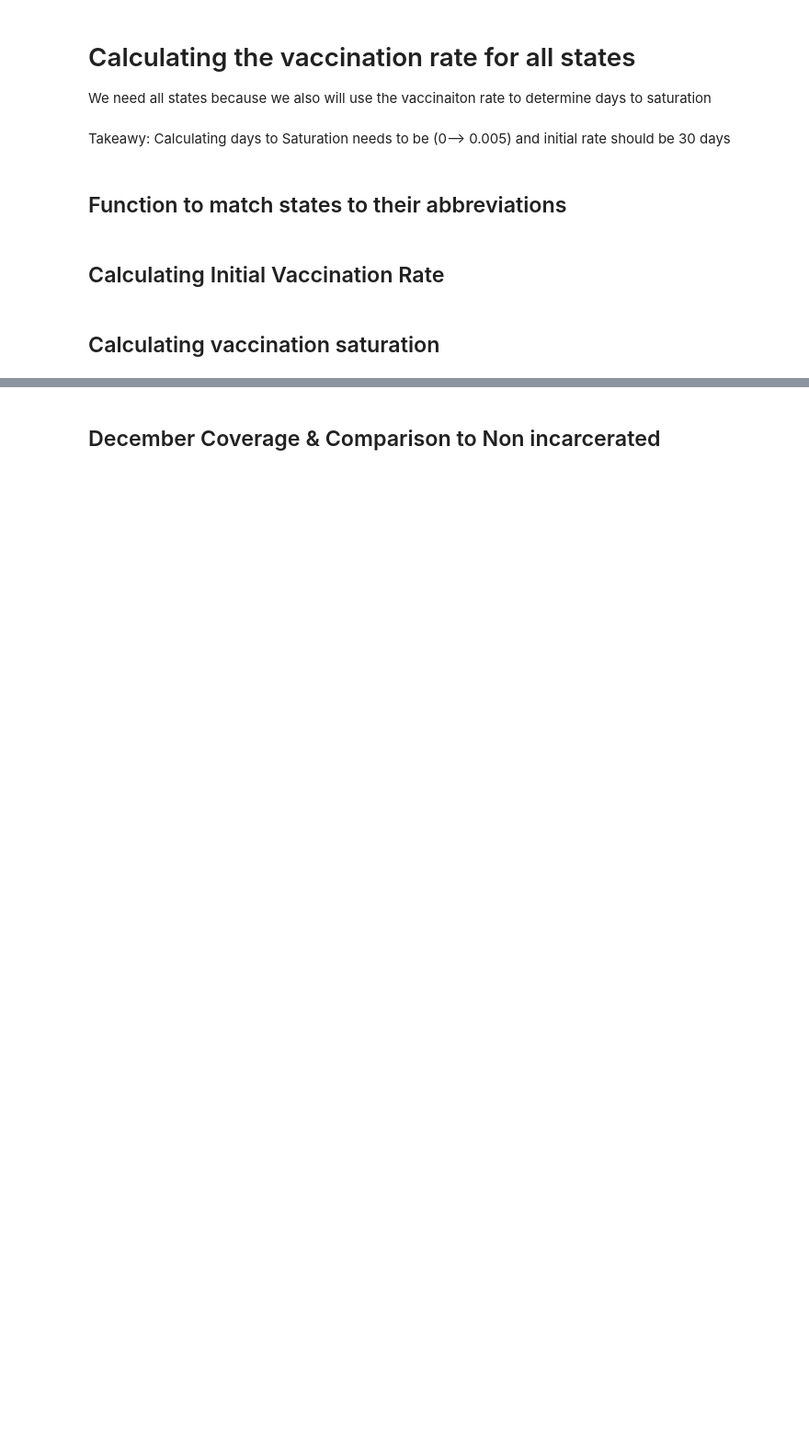
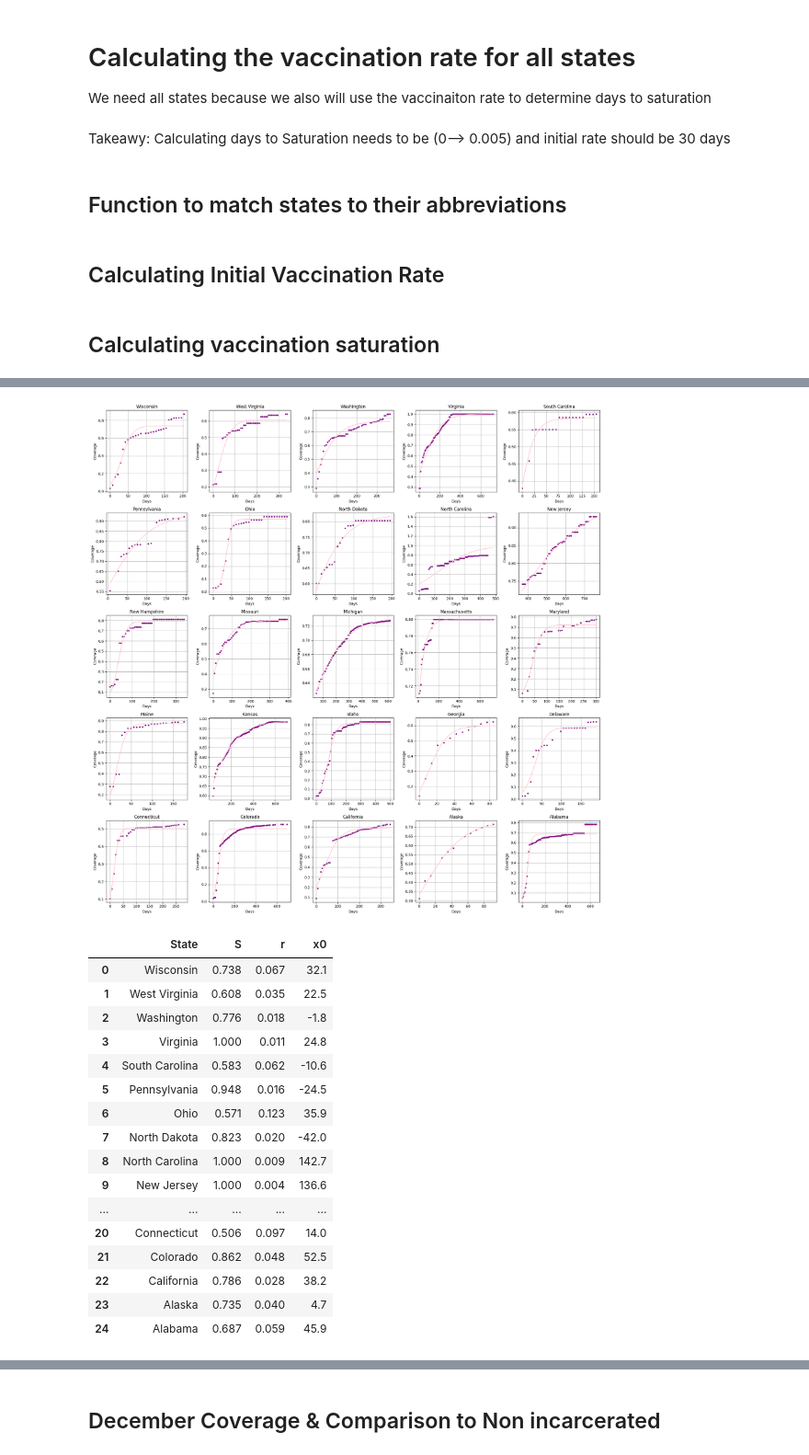
Before and after one commit to bansallab/incarcerated_vacc, a Jupyter notebook: covariate_data_cleaning.ipynb, the cells around one changed output, grey strips where cells are left out. Shown at 92% size. Drawn from its saved outputs; the diff is of its cells as text; code cells hidden in the pictures; blank space fills up the shorter version.

```diff
--- a/covariate_data_cleaning.ipynb
+++ b/covariate_data_cleaning.ipynb
@@ -219,0 +203,68 @@ df_slow=pd.DataFrame(state_stop,columns=['State','Slow_date'])
+# %%
+from scipy.optimize import curve_fit
+import numpy as np
+import matplotlib.pyplot as plt
+results=[]
+states=list(states)
+states.remove('Federal')
+fig, axes = plt.subplots(5, 5, figsize=(20, 20))  # 5x5 grid
+axes = axes.flatten()
+
+for i, state in enumerate(states[:25]):  # only first 25 states
+    ax = axes[i]
+    df_state = df.loc[df['State'] == state]
+    x = df_state['Days'].values
+    y = df_state['Mono.Initiated.Coverage'].values
+
+    # Updated logistic with shift
+    def logistic(x, S, r, x0):
+        return S / (1 + np.exp(-r * (x - x0)))
+
+    p0 = [min(1, max(y)), 1, np.median(x)]  # Initial guesses
+    bounds = ([0, -np.inf, -np.inf], [1, np.inf, np.inf])
+    params, _ = curve_fit(logistic, x, y, p0=p0, bounds=bounds)
+    S, r, x0 = params
+
+    x_fit = np.linspace(min(x), max(x), 500)  # Start fit where data starts
+    y_fit = logistic(x_fit, S, r, x0)
+
+
+    ax.plot(x_fit, y_fit, color='pink', label='Fit')
+    ax.scatter(x, y, color='purple', s=10, label='Data')
+    ax.set_title(state)
+    ax.set_xlabel('Days')
+    ax.set_ylabel('Coverage')
+    ax.grid(True)
+
+    results.append({'State': state, 'S': round(S, 3), 'r': round(r, 3), 'x0': round(x0, 1)})
+
+
+# Remove any unused subplots
+for j in range(i + 1, 25):
+    fig.delaxes(axes[j])
+
+plt.tight_layout()
+plt.savefig('Graphs/logistic_fits.jpg')
+plt.show()
+fit_results_df = pd.DataFrame(results)
+fit_results_df.to_csv('Data/Cleaned/fit_results.csv', index=False)
+fit_results_df
+# %% [output]
+[figure, added]
+|  | State | S | r | x0 |
+| 0 | Wisconsin | 0.738 | 0.067 | 32.1 |
+| 1 | West Virginia | 0.608 | 0.035 | 22.5 |
+| 2 | Washington | 0.776 | 0.018 | -1.8 |
+| 3 | Virginia | 1.000 | 0.011 | 24.8 |
+| 4 | South Carolina | 0.583 | 0.062 | -10.6 |
+| 5 | Pennsylvania | 0.948 | 0.016 | -24.5 |
+| 6 | Ohio | 0.571 | 0.123 | 35.9 |
+| 7 | North Dakota | 0.823 | 0.020 | -42.0 |
+| 8 | North Carolina | 1.000 | 0.009 | 142.7 |
+| 9 | New Jersey | 1.000 | 0.004 | 136.6 |
+| ... | ... | ... | ... | ... |
+| 20 | Connecticut | 0.506 | 0.097 | 14.0 |
+| 21 | Colorado | 0.862 | 0.048 | 52.5 |
+| 22 | California | 0.786 | 0.028 | 38.2 |
+| 23 | Alaska | 0.735 | 0.040 | 4.7 |
+| 24 | Alabama | 0.687 | 0.059 | 45.9 |
```
Also changed, not shown: parts of 14 cells of this notebook.
